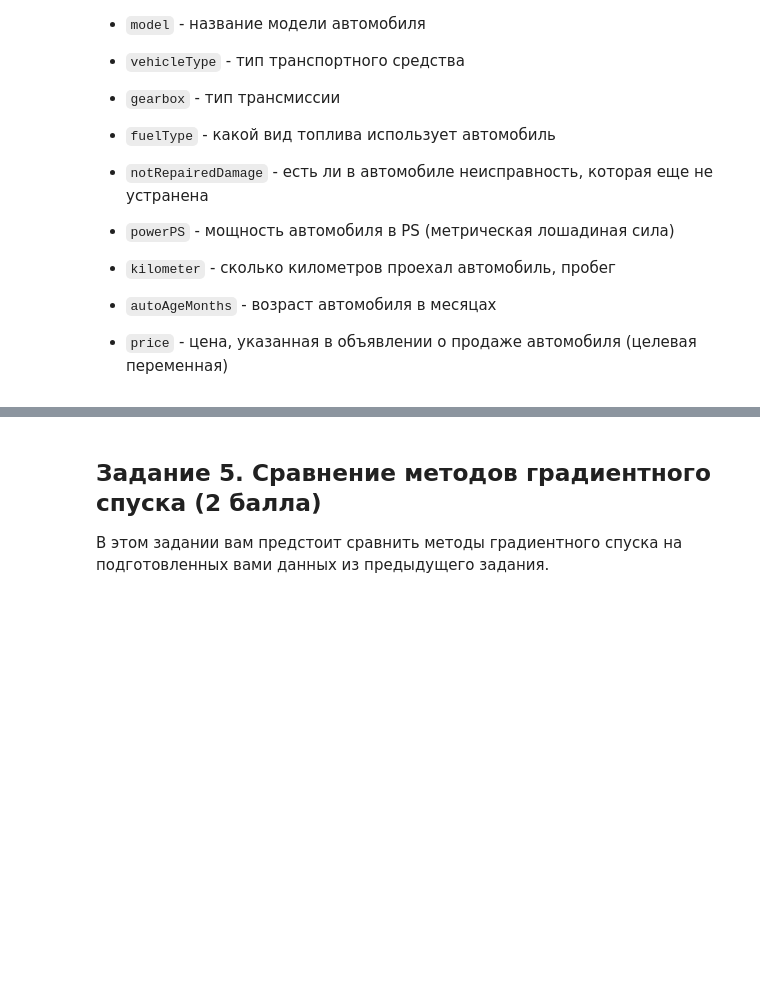
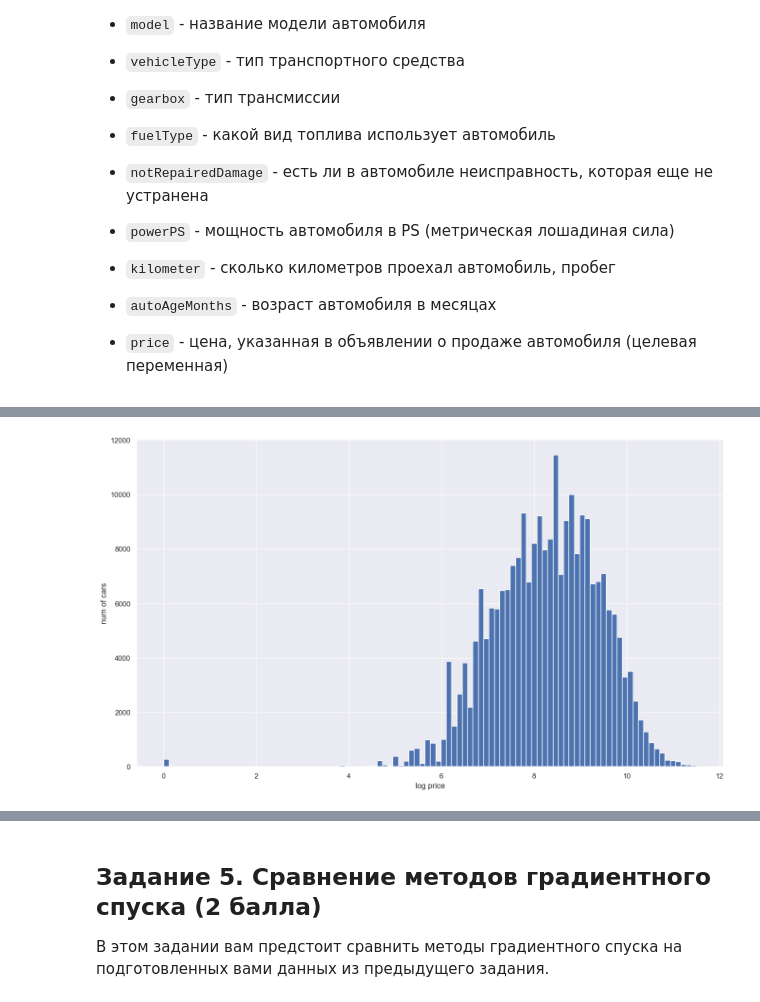
Before and after one commit to Mortie1/hse_ml_1_hw, a Jupyter notebook: ml_hw_3/homework-practice-03-gd.ipynb, the cells around one changed output, grey strips where cells are left out. Saved outputs shown, nothing was run; the diff lists cells and outputs as text; code cells hidden in the pictures; blank space fills up the shorter version.

```diff
--- a/ml_hw_3/homework-practice-03-gd.ipynb
+++ b/ml_hw_3/homework-practice-03-gd.ipynb
@@ -359,0 +368,8 @@ data.head()
+# %%
+# нарисуем распределение логарифма цен
+plt.hist(np.log(data.price), bins=100)
+plt.xlabel("log price")
+plt.ylabel("num of cars")
+plt.show()
+# %% [output]
+[figure, added]
```
Also changed, not shown: parts of 86 cells of this notebook, 2 other files.
